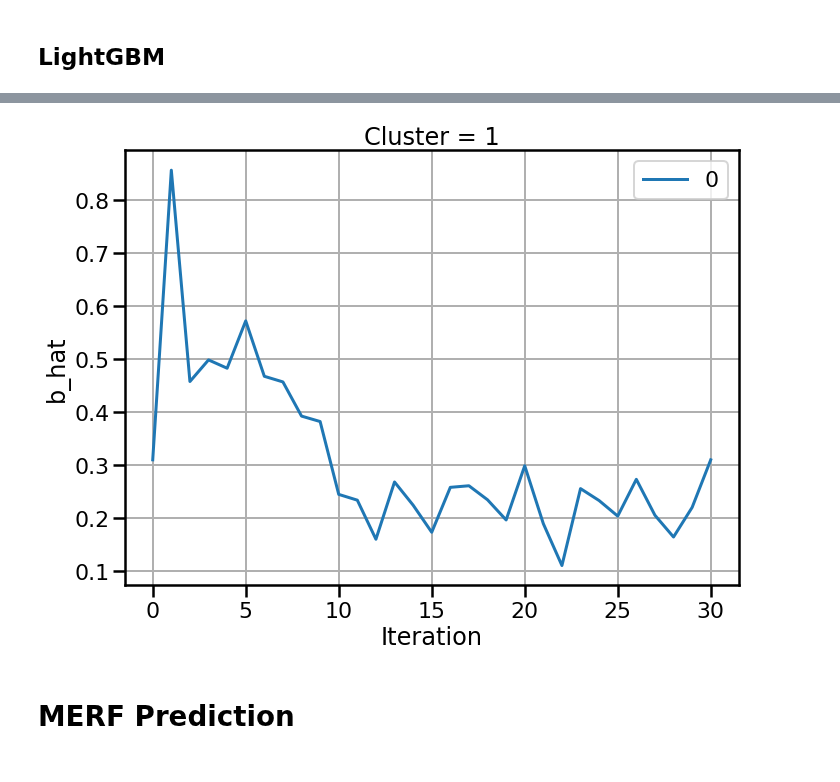
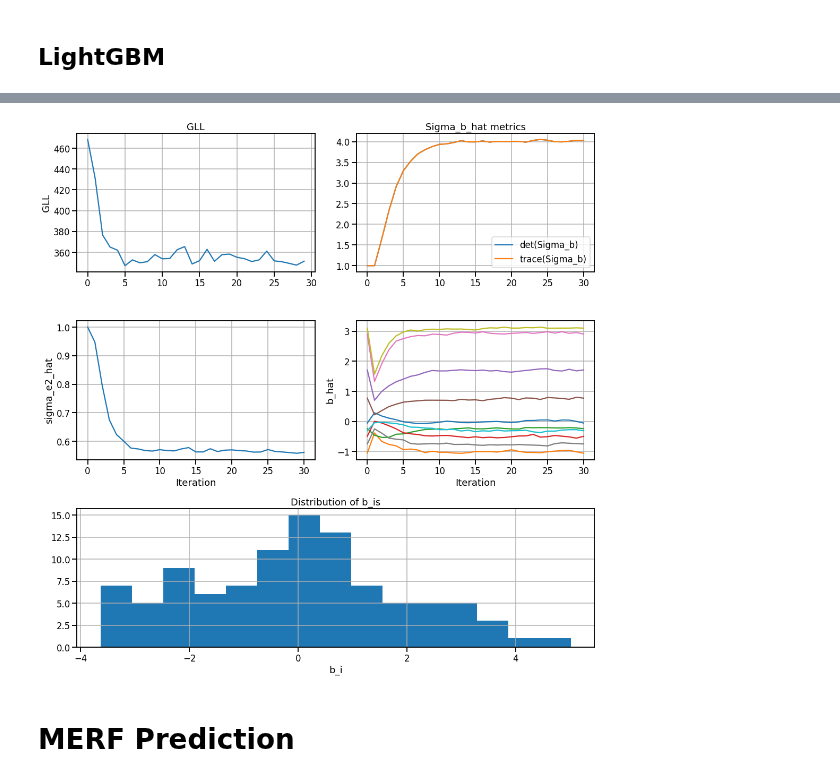
Before and after one commit to manifoldai/merf, a Jupyter notebook: notebooks/MERF Example.ipynb, the cells around one changed output, grey strips where cells are left out. Saved outputs shown, nothing was run; the diff lists cells and outputs as text; code cells hidden in the pictures.

```diff
--- a/notebooks/MERF Example.ipynb
+++ b/notebooks/MERF Example.ipynb
@@ -176,7 +129,7 @@ plot_training_stats(mrf)
-# %%
-b_df = plot_bhat(mrf, 1)
-# %% [output]
-[figure, removed]
+# %%
+plot_training_stats(mrf_lgbm, num_clusters_to_plot=10)
+# %% [output]
+[figure, added]
 # %% [markdown]
 # MERF Prediction
 # %%
```
Also changed, not shown: parts of 11 cells of this notebook, 2 other files.
